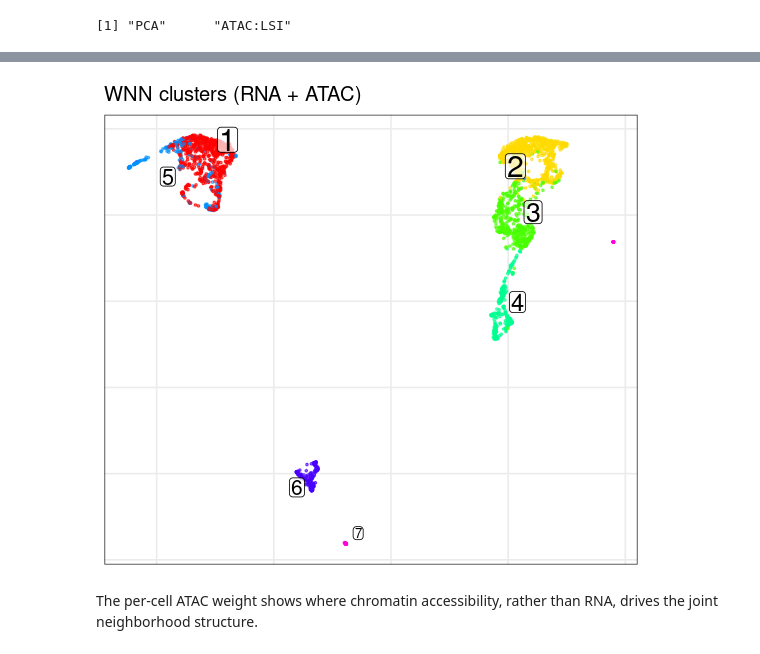
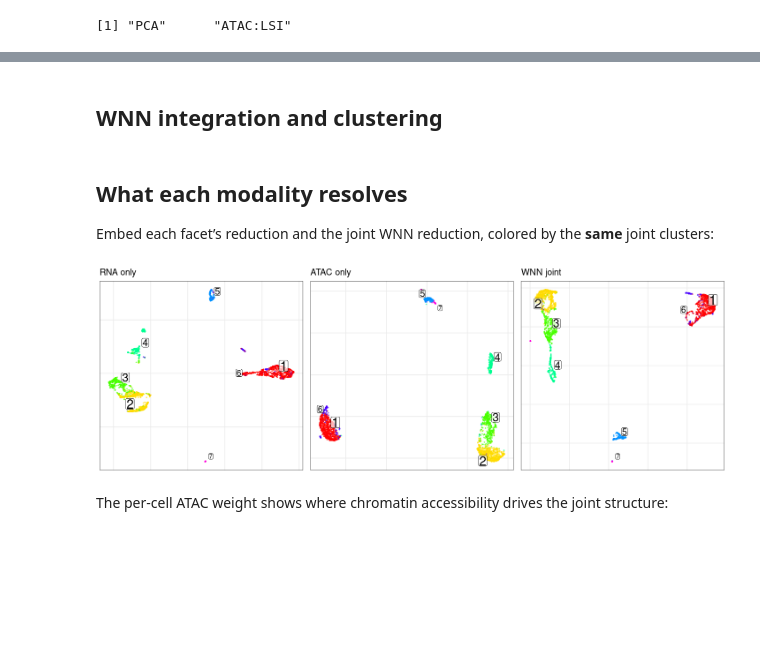
Before and after one commit to kharchenkolab/pagoda2, a Jupyter notebook: doc/pagoda2.1-multiome.ipynb, the cells around one changed output, grey strips where cells are left out. Drawn from its saved outputs; the diff is of its cells as text; code cells hidden in the pictures; blank space fills up the shorter version.

```diff
--- a/doc/pagoda2.1-multiome.ipynb
+++ b/doc/pagoda2.1-multiome.ipynb
@@ -91,5 +39,2 @@ data.frame(clusters = length(unique(stats::na.omit(p2$cellMeta$wnn_leiden))))
-# %%
-p2$plotEmbedding(reduction = "WNN", embedding = "umap", grouping = "wnn_leiden",
-                 mark.groups = TRUE, size = 0.5, alpha = 0.6, title = "WNN clusters (RNA + ATAC)")
-# %% [output]
-[figure, removed]
+# %% [markdown]
+## WNN integration and clustering
@@ -95,0 +44,5 @@ p2$plotEmbedding(reduction = "WNN", embedding = "umap", grouping = "wnn_leiden",
+# %% [markdown]
+## What each modality resolves
+
+Embed each facet’s reduction and the joint WNN reduction, colored by the
+**same** joint clusters:
@@ -96,6 +53,13 @@ p2$plotEmbedding(reduction = "WNN", embedding = "umap", grouping = "wnn_leiden",
+# %%
+g_rna <- p2$plotEmbedding(reduction = "PCA", embedding = "umap", grouping = "wnn_leiden", mark.groups = TRUE, size = 0.4, alpha = 0.5, title = "RNA only")
+g_atac <- p2$plotEmbedding(reduction = "ATAC:LSI", embedding = "umap", grouping = "wnn_leiden", mark.groups = TRUE, size = 0.4, alpha = 0.5, title = "ATAC only")
+g_wnn <- p2$plotEmbedding(reduction = "WNN", embedding = "umap", grouping = "wnn_leiden", mark.groups = TRUE, size = 0.4, alpha = 0.5, title = "WNN joint")
+cowplot::plot_grid(g_rna, g_atac, g_wnn, nrow = 1)
+# %% [output]
+[figure, added]
 # %% [markdown]
-The per-cell ATAC weight shows where chromatin accessibility, rather
-than RNA, drives the joint neighborhood structure.
+The per-cell ATAC weight shows where chromatin accessibility drives the
+joint structure:
 # %%
 p2$plotEmbedding(reduction = "WNN", embedding = "umap",
                  colors = stats::setNames(p2$cellMeta$wnn_weight_ATAC, rownames(p2$cellMeta)),
```
Also changed, not shown: parts of 22 cells of this notebook, 5 other files.
